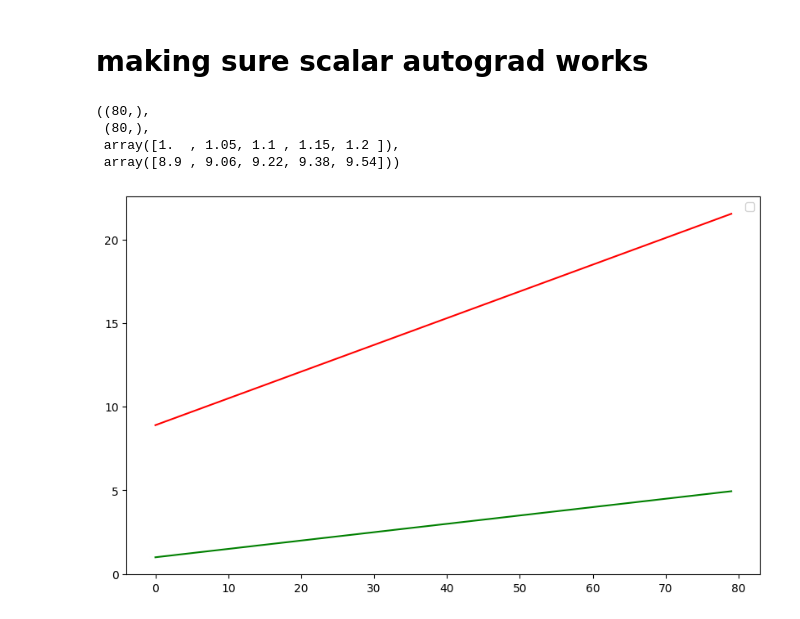
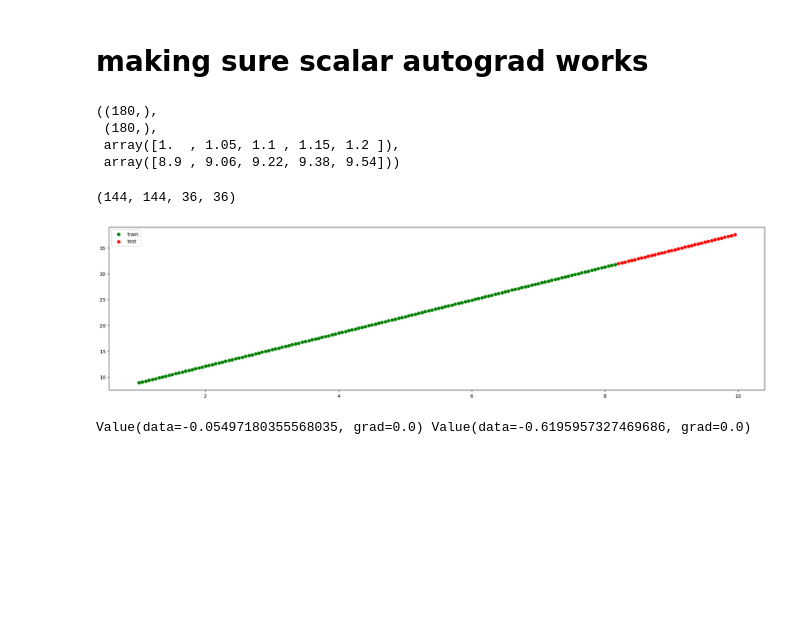
Before and after one commit to rohan1827/Everything-Python, a Jupyter notebook: Core DL/Tiny Autograd.ipynb, the cells around one changed output. Saved outputs shown, nothing was run; the diff lists cells and outputs as text; code cells hidden in the pictures; blank space fills up the shorter version.

```diff
--- a/Core DL/Tiny Autograd.ipynb
+++ b/Core DL/Tiny Autograd.ipynb
@@ -104,30 +232,46 @@ f.backward()
 m = 3.2
 b = 5.7
 
-x = np.arange(1.0, 5.0, 0.05)
+x = np.arange(1.0, 10.0, 0.05)
 
 y = m * x + b
 
 x.shape, y.shape , x[:5], y[:5]
 # %% [output]
-((80,),
- (80,),
+((180,),
+ (180,),
  array([1.  , 1.05, 1.1 , 1.15, 1.2 ]),
  array([8.9 , 9.06, 9.22, 9.38, 9.54]))
-# %%
-# visualizing the dataset
-
-def plot(data: tuple):
-    X, y = data[0], data[1]
-
-    # plot
-    plt.figure(figsize=(10, 6))
-    plt.plot(X, c='g')
-    plt.plot(y, c='r')
-    plt.legend()
-    plt.show()
-
-
-plot((x, y))
-# %% [output]
-[figure, removed]
+# %%
+# train test split
+split_size = int(len(x) * 0.8)
+
+X_train, y_train = x[:split_size], y[:split_size]
+X_test, y_test = x[split_size:], y[split_size:]
+
+len(X_train), len(y_train), len(X_test), len(y_test)
+# %% [output]
+(144, 144, 36, 36)
+# %%
+# visualizing the dataset
+
+def plot(train: tuple, test: tuple = None, pred = None):
+    X_train, y_train = train[0], train[1]
+
+    if test is not None:
+        X_test, y_test = test[0], test[1]
+
+    # plot
+    plt.figure(figsize=(24, 6))
+    plt.scatter(X_train, y_train, c='g', label='train')
+    if test is not None:
+        plt.scatter(X_test, y_test, c='r', label='test')
+    if pred is not None:
+        plt.scatter(X_test, pred, c='y', label='pred')
+    plt.legend()
+    plt.show()
+
+
+plot(train=(X_train, y_train), test=(X_test, y_test))
+# %% [output]
+[figure, added]
@@ -134,2 +285,11 @@ plot((x, y))
+# %%
+# model init --  weights and bias
+# random
+Wi = Value(np.random.randn())
+bi = Value(np.random.randn())
+
+print(Wi, bi)
+# %% [output]
+Value(data=-0.05497180355568035, grad=0.0) Value(data=-0.6195957327469686, grad=0.0)
 # %%
 # training a tiny model on this
```
Also changed, not shown: parts of 9 cells of this notebook.
